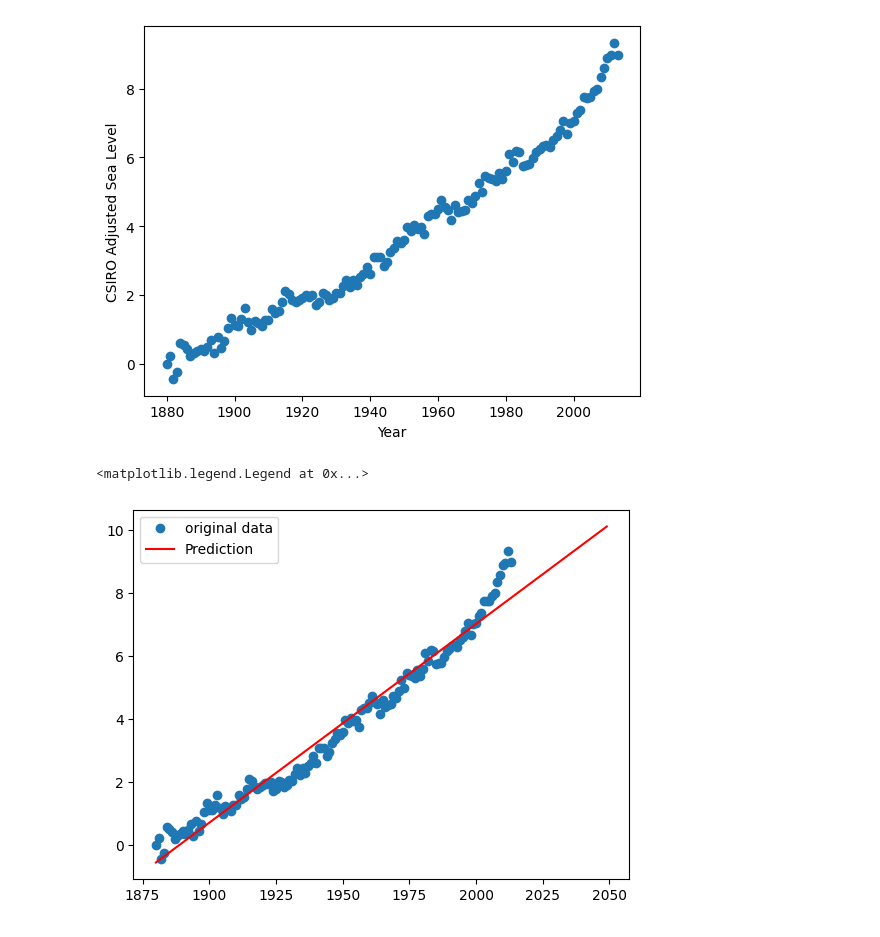
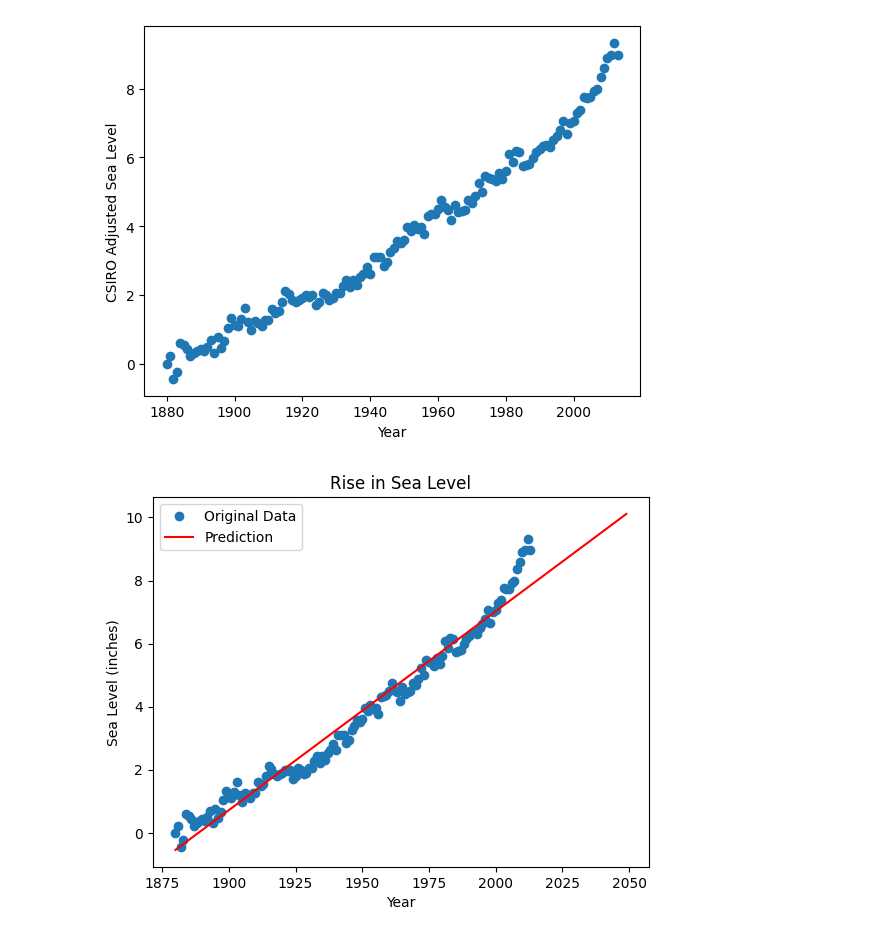
Before and after one commit to muhamadInsan/data-analis-fcc, a Jupyter notebook: sea_level_predictor.ipynb, the cells around one changed output. Saved outputs shown, nothing was run; the diff lists cells and outputs as text; code cells hidden in the pictures.

```diff
--- a/sea_level_predictor.ipynb
+++ b/sea_level_predictor.ipynb
@@ -43,26 +43,28 @@ plt.ylabel('CSIRO Adjusted Sea Level')
 # %% [output]
 Text(0, 0.5, 'CSIRO Adjusted Sea Level')
 [figure]
-# %%
-df['Year'] = pd.to_datetime(df.Year)
-df['Year'] = df.Year.dt.year
 # %%
-# Create first line of best fit
-result = linregress(df["Year"], df["CSIRO Adjusted Sea Level"])
-start_year = df["Year"].min()
-end_year = 2050
-best_fit = {
-    "Year": [],
-    "Pred": []
-}
-for year in range(start_year, end_year):
-    best_fit["Year"] = [year for year in range(start_year, end_year)]
-    best_fit["Pred"] = [result.slope * year + result.intercept for year in range(start_year, end_year)]
-    # print(best_fit)
+def draw_plot_pred():
+    # Create first line of best fit
+    result = linregress(df["Year"], df["CSIRO Adjusted Sea Level"])
+    start_year = df["Year"].min()
+    end_year = 2050
+    best_fit = {
+        "Year": [],
+        "Pred": []
+    }
+    for year in range(start_year, end_year):
+        best_fit["Year"] = [year for year in range(start_year, end_year)]
+        best_fit["Pred"] = [result.slope * year + result.intercept for year in range(start_year, end_year)]
 
-plt.plot(df['Year'], df['CSIRO Adjusted Sea Level'], 'o', label='Original Data')
-plt.plot(best_fit["Year"], best_fit["Pred"], 'r', label='Prediction')
-plt.legend()
+    plt.plot(df['Year'], df['CSIRO Adjusted Sea Level'], 'o', label='Original Data')
+    plt.plot(best_fit["Year"], best_fit["Pred"], 'r', label='Prediction')
+    plt.title('Rise in Sea Level')
+    plt.xlabel('Year')
+    plt.ylabel('Sea Level (inches)')
+    plt.legend()
+    plt.show()
+
+draw_plot_pred()
 # %% [output]
-<matplotlib.legend.Legend at 0x...>
-[figure, old version]
+[figure, new version]
```
Also changed, not shown: parts of 6 cells of this notebook.
